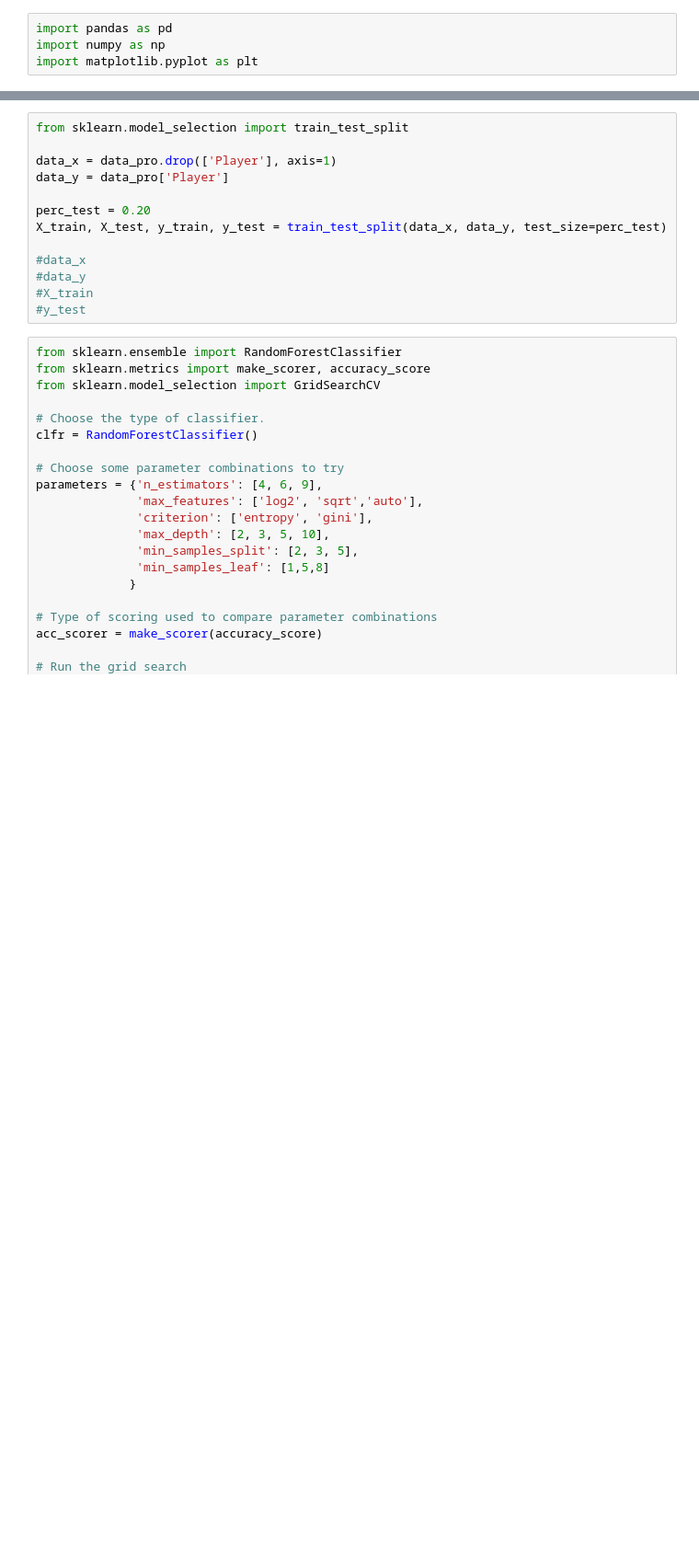
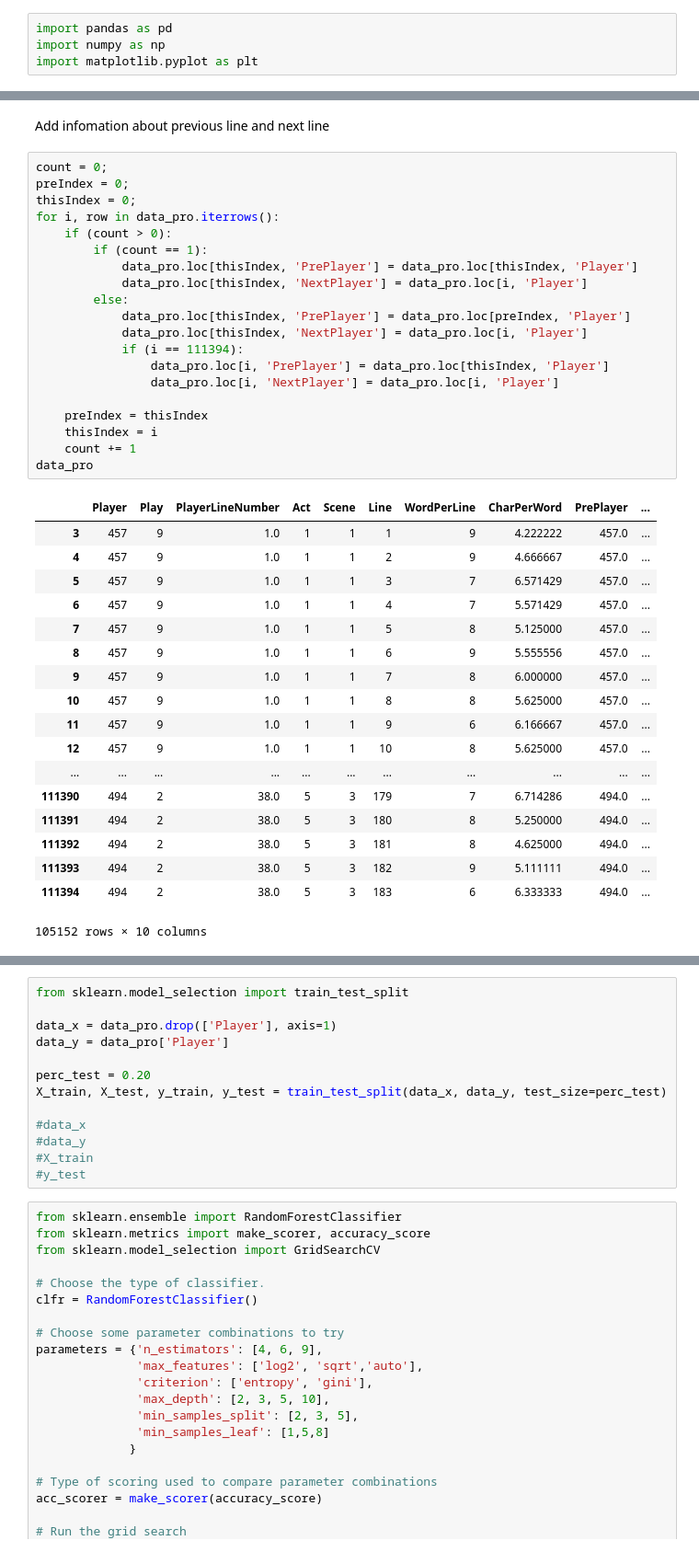
Before and after one commit to KaidongLi/ku731-p02-shakspear, a Jupyter notebook: p2.ipynb, the cells around one changed output, grey strips where cells are left out. Shown at 92% size. Saved outputs shown, nothing was run; the diff lists cells and outputs as text; blank space fills up the shorter version.

```diff
--- a/p2.ipynb
+++ b/p2.ipynb
@@ -90,3 +101,44 @@ data_pro
 | 111393 | 494 | 2 | 38.0 | 5 | 3 | 182 | 9 | 5.111111 |
 | 111394 | 494 | 2 | 38.0 | 5 | 3 | 183 | 6 | 6.333333 |
 105152 rows × 8 columns
+# %% [markdown]
+Add infomation about previous line and next line
+# %%
+count = 0;
+preIndex = 0;
+thisIndex = 0;
+for i, row in data_pro.iterrows():
+    if (count > 0):
+        if (count == 1):
+            data_pro.loc[thisIndex, 'PrePlayer'] = data_pro.loc[thisIndex, 'Player']
+            data_pro.loc[thisIndex, 'NextPlayer'] = data_pro.loc[i, 'Player']
+        else:
+            data_pro.loc[thisIndex, 'PrePlayer'] = data_pro.loc[preIndex, 'Player']
+            data_pro.loc[thisIndex, 'NextPlayer'] = data_pro.loc[i, 'Player']
+            if (i == 111394):
+                data_pro.loc[i, 'PrePlayer'] = data_pro.loc[thisIndex, 'Player']
+                data_pro.loc[i, 'NextPlayer'] = data_pro.loc[i, 'Player']
+
+    preIndex = thisIndex
+    thisIndex = i
+    count += 1
+data_pro
+# %% [output]
+|  | Player | Play | PlayerLineNumber | Act | Scene | Line | WordPerLine | CharPerWord | PrePlayer | ... |
+| 3 | 457 | 9 | 1.0 | 1 | 1 | 1 | 9 | 4.222222 | 457.0 | ... |
+| 4 | 457 | 9 | 1.0 | 1 | 1 | 2 | 9 | 4.666667 | 457.0 | ... |
+| 5 | 457 | 9 | 1.0 | 1 | 1 | 3 | 7 | 6.571429 | 457.0 | ... |
+| 6 | 457 | 9 | 1.0 | 1 | 1 | 4 | 7 | 5.571429 | 457.0 | ... |
+| 7 | 457 | 9 | 1.0 | 1 | 1 | 5 | 8 | 5.125000 | 457.0 | ... |
+| 8 | 457 | 9 | 1.0 | 1 | 1 | 6 | 9 | 5.555556 | 457.0 | ... |
+| 9 | 457 | 9 | 1.0 | 1 | 1 | 7 | 8 | 6.000000 | 457.0 | ... |
+| 10 | 457 | 9 | 1.0 | 1 | 1 | 8 | 8 | 5.625000 | 457.0 | ... |
+| 11 | 457 | 9 | 1.0 | 1 | 1 | 9 | 6 | 6.166667 | 457.0 | ... |
+| 12 | 457 | 9 | 1.0 | 1 | 1 | 10 | 8 | 5.625000 | 457.0 | ... |
+| ... | ... | ... | ... | ... | ... | ... | ... | ... | ... | ... |
+| 111390 | 494 | 2 | 38.0 | 5 | 3 | 179 | 7 | 6.714286 | 494.0 | ... |
+| 111391 | 494 | 2 | 38.0 | 5 | 3 | 180 | 8 | 5.250000 | 494.0 | ... |
+| 111392 | 494 | 2 | 38.0 | 5 | 3 | 181 | 8 | 4.625000 | 494.0 | ... |
+| 111393 | 494 | 2 | 38.0 | 5 | 3 | 182 | 9 | 5.111111 | 494.0 | ... |
+| 111394 | 494 | 2 | 38.0 | 5 | 3 | 183 | 6 | 6.333333 | 494.0 | ... |
+105152 rows × 10 columns
```
Also changed, not shown: parts of 12 cells of this notebook, 1 other file.
